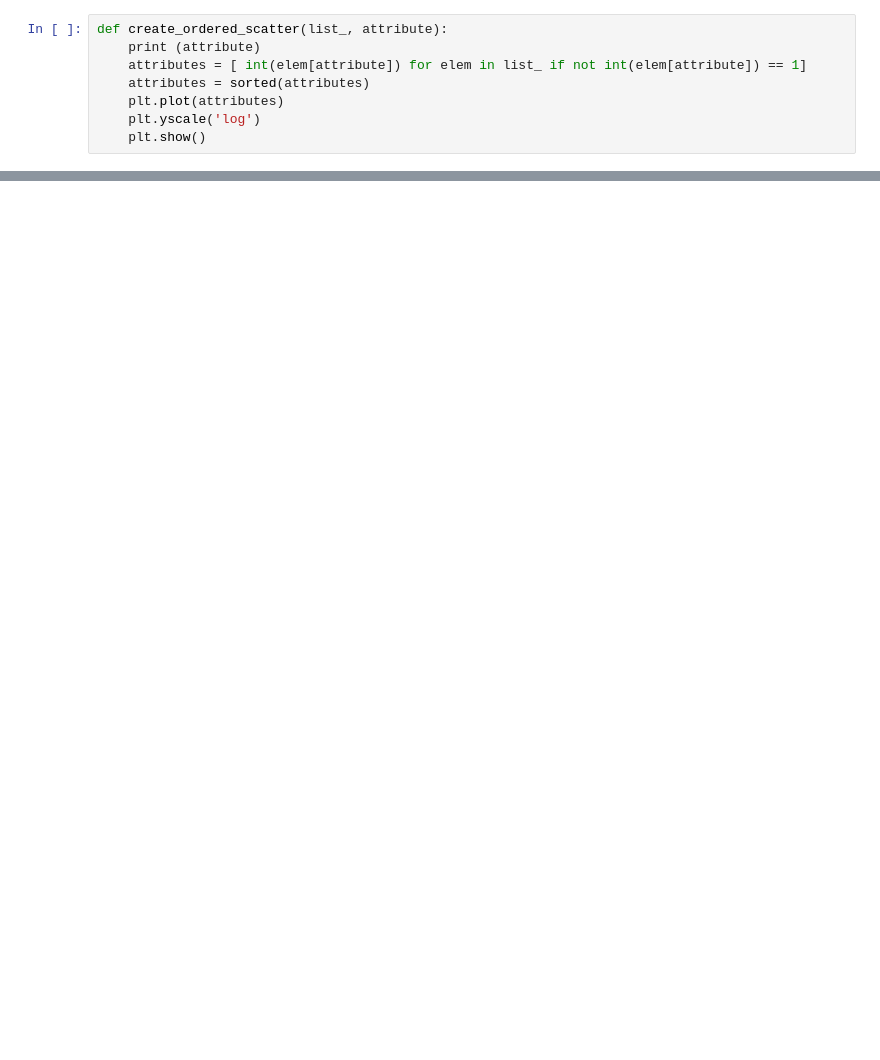
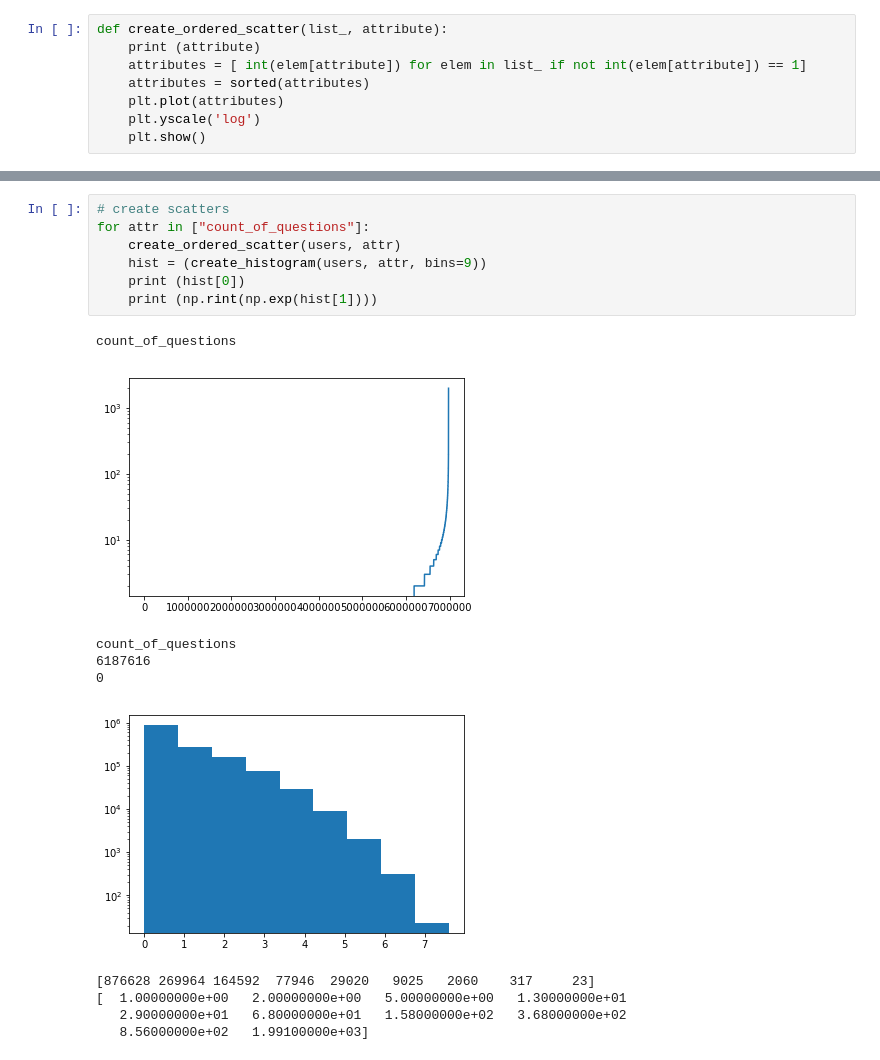
Before and after one commit to MaxRuenz/StackoverflowAnalysis, a Jupyter notebook: StatisticsCreation.ipynb, the cells around one changed output, grey strips where cells are left out. Drawn from its saved outputs; the diff is of its cells as text; blank space fills up the shorter version.

```diff
--- a/StatisticsCreation.ipynb
+++ b/StatisticsCreation.ipynb
@@ -87,0 +88,18 @@ Reputation
+# %%
+# create scatters
+for attr in ["count_of_questions"]:
+    create_ordered_scatter(users, attr)
+    hist = (create_histogram(users, attr, bins=9))
+    print (hist[0])
+    print (np.rint(np.exp(hist[1])))
+# %% [output]
+count_of_questions
+[figure, added]
+count_of_questions
+6187616
+0
+[figure, added]
+[876628 269964 164592  77946  29020   9025   2060    317     23]
+[  1.00000000e+00   2.00000000e+00   5.00000000e+00   1.30000000e+01
+   2.90000000e+01   6.80000000e+01   1.58000000e+02   3.68000000e+02
+   8.56000000e+02   1.99100000e+03]
```
Also changed, not shown: parts of 5 cells of this notebook, 2 other files.
